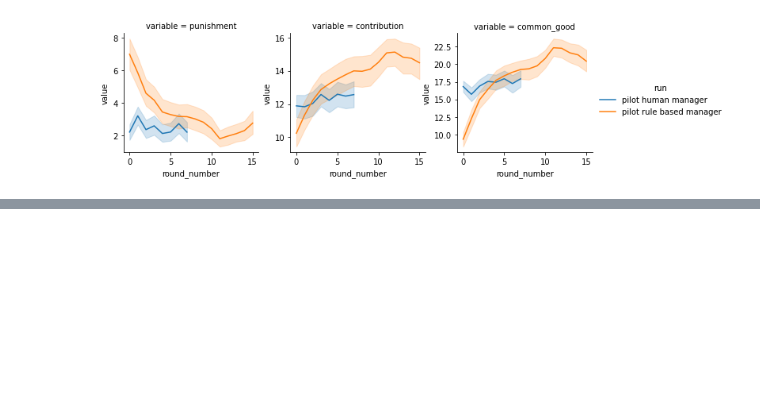
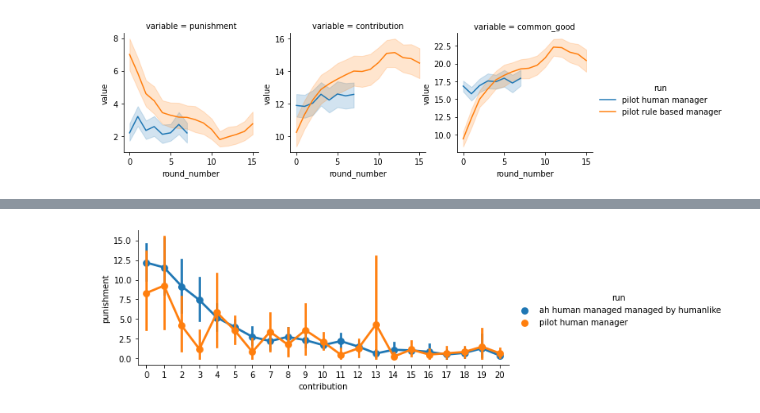
Before and after one commit to center-for-humans-and-machines/algorithmic-institutions, a Jupyter notebook: notebooks/test_manager/simulate_mixed.ipynb, the cells around one changed output, grey strips where cells are left out. Drawn from its saved outputs; the diff is of its cells as text; code cells hidden in the pictures; blank space fills up the shorter version.

```diff
--- a/notebooks/test_manager/simulate_mixed.ipynb
+++ b/notebooks/test_manager/simulate_mixed.ipynb
@@ -313,0 +330,18 @@ g.savefig(os.path.join(plot_folder, 'comparison_pilot_policy_box.jpg'))
+# %%
+df['contribution'] = df['contribution'].astype(int)
+
+w = (df['run'].isin([
+    'ah human managed managed by humanlike',
+    'pilot human manager',
+]) & (df['round_number'] == 0))
+
+g = sns.catplot(
+    data=df[w],
+    x="contribution",
+    y="punishment",
+    hue='run',
+    kind="point",
+    height=3, aspect=2.5,
+)
+# %% [output]
+[figure, added]
```
Also changed, not shown: parts of 14 cells of this notebook, 13 other files.
